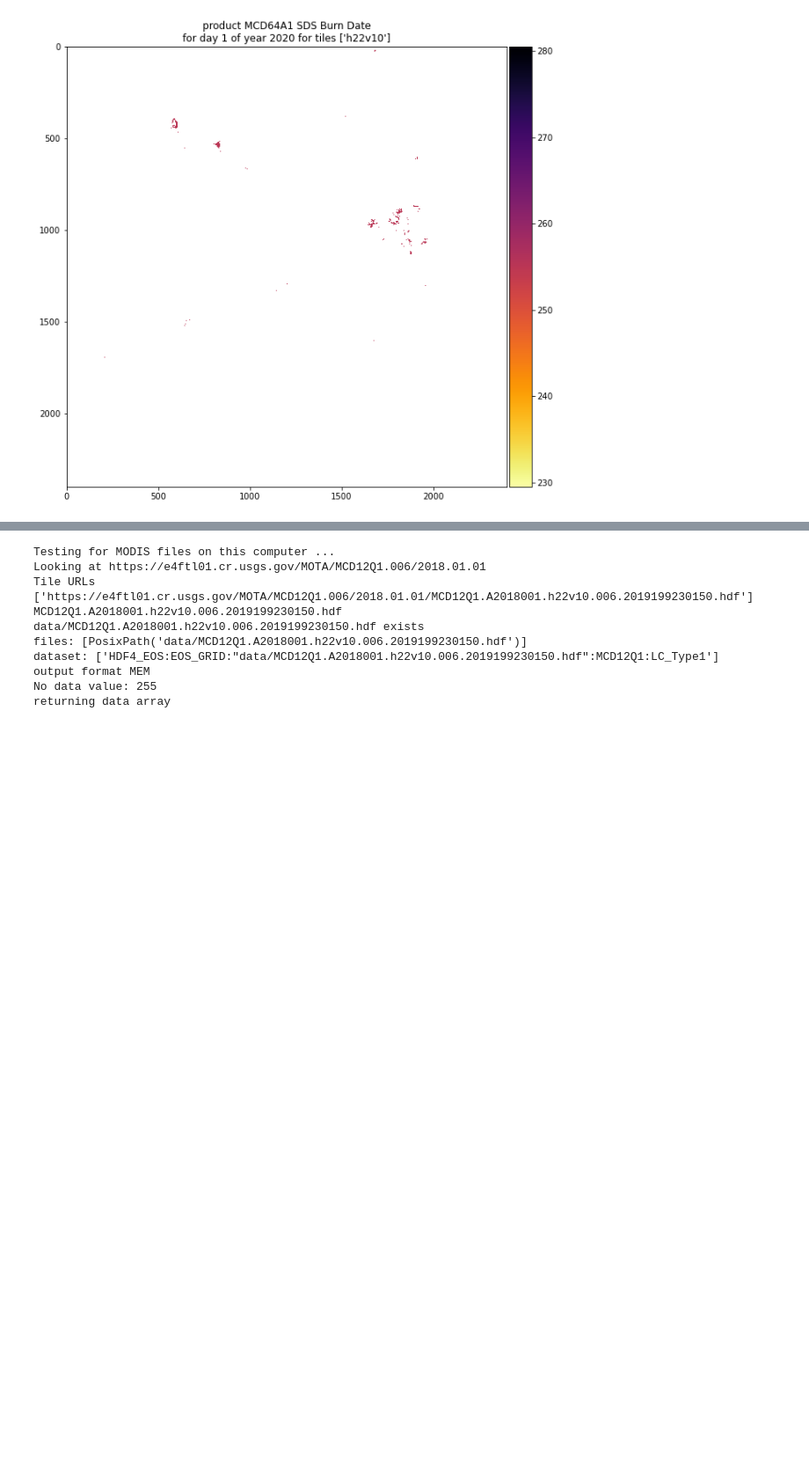
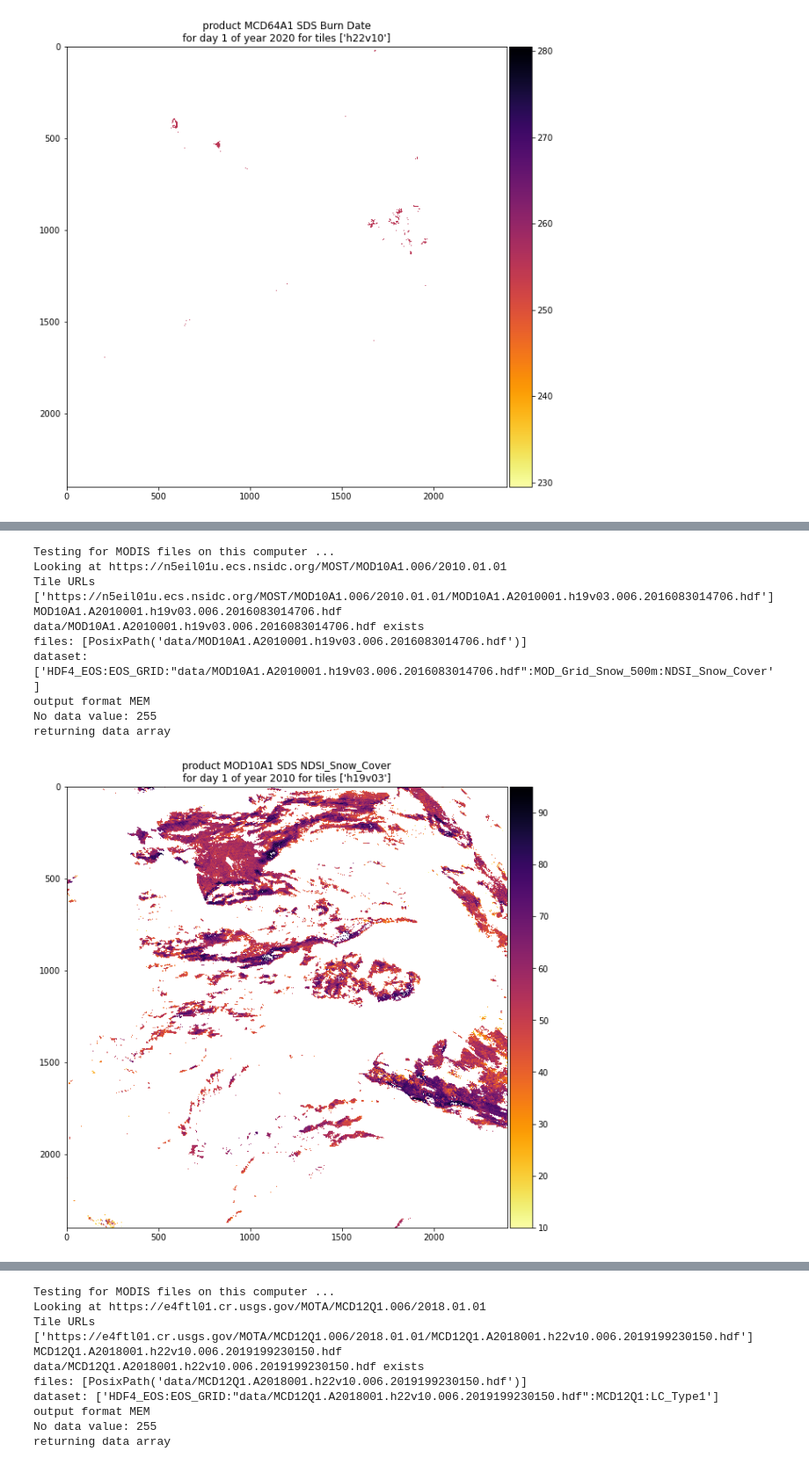
Before and after one commit to UCL-EO/uclgeog_msc_core, a Jupyter notebook: NASA MODIS Earthdata.ipynb, the cells around one changed output, grey strips where cells are left out. Shown at 88% size. Drawn from its saved outputs; the diff is of its cells as text; code cells hidden in the pictures; blank space fills up the shorter version.

```diff
--- a/NASA MODIS Earthdata.ipynb
+++ b/NASA MODIS Earthdata.ipynb
@@ -587,6 +665,7 @@ You can see the option codes on the server we have been using by [looking in the
 You get get the meanings of the codes from simply googling them, or you can look them up on the [MODIS data product page](https://modis.gsfc.nasa.gov/data/dataprod/).
 # %%
 from uclgeog_msc.process_timeseries import mosaic_and_clip, visualise
+import numpy as np
 
 #######################
 # location: madagascar
@@ -600,13 +679,14 @@ from uclgeog_msc.process_timeseries import mosaic_and_clip, visualise
 # https://ladsweb.modaps.eosdis.nasa.gov/filespec/MODIS/6/MCD64A1
 #######################
 params = {
-    'tiles'  :    ['h22v10'],
-    'doy'    :    1,
-    'year'   :    2020,
-    'product':    'MCD64A1',
-    'layer'  :    'Burn Date',
-    'grid'   :    'MOD_Grid_Monthly_500m_DB_BA',
-    'verbose':    True
+    'tiles'   :    ['h22v10'],
+    'doy'     :    1,
+    'year'    :    2020,
+    'product' :    'MCD64A1',
+    'layer'   :    'Burn Date',
+    'grid'    :    'MOD_Grid_Monthly_500m_DB_BA',
+    'verbose' :    True,
+    'base_url':   'https://e4ftl01.cr.usgs.gov/MOTA'
 }
 
 #######################
@@ -623,8 +703,7 @@ except:
     print("\nThis hasn't worked")
 else:
     data = data.astype(float)
-    data[data>366] = np.nan
-    data[data<1] = np.nan
+    data[np.logical_or(data>366,data<1)] = np.nan
     #######################
     # call visualise
     #######################
@@ -648,0 +731,57 @@ Using the lines of code above, download and visualise a different MODIS product.
+# %%
+from uclgeog_msc.process_timeseries import mosaic_and_clip, visualise
+import numpy as np
+
+#######################
+# location: E Europe
+# product
+# see product page on
+# https://nsidc.org/data/MYD10A1/versions/6
+# 0-100 is valid
+# NDSI_Snow_Cover
+# grid is MOD_Grid_Snow_500m
+#######################
+params = {
+    'tiles'   :    ['h19v03'],
+    'doy'     :    1,
+    'year'    :    2010,
+    'product' :    'MOD10A1',
+    'layer'   :    'NDSI_Snow_Cover',
+    'grid'    :    'MOD_Grid_Snow_500m',
+    'verbose' :    True,
+    'base_url':   'https://n5eil01u.ecs.nsidc.org/MOST'
+}
+
+#######################
+# download and interpret
+# note the valid range is different
+# see the product table above
+# Use a different variable name:
+# its not lai any more!
+#######################
+try:
+    data = mosaic(params)
+    assert data is not None
+except:
+    print("\nThis hasn't worked")
+else:
+    data = data.astype(float)
+    data[np.logical_or(data>100,data<1)] = np.nan
+    #######################
+    # call visualise
+    #######################
+    title = 'product {product} SDS {layer}\n'.format(**params) + \
+            'for day {doy} of year {year} for tiles {tiles}'.format(**params)
+    plot=visualise(data,title=title)
+# %% [output]
+Testing for MODIS files on this computer ...
+Looking at https://n5eil01u.ecs.nsidc.org/MOST/MOD10A1.006/2010.01.01
+Tile URLs ['https://n5eil01u.ecs.nsidc.org/MOST/MOD10A1.006/2010.01.01/MOD10A1.A2010001.h19v03.006.2016083014706.hdf']
+MOD10A1.A2010001.h19v03.006.2016083014706.hdf
+data/MOD10A1.A2010001.h19v03.006.2016083014706.hdf exists
+files: [PosixPath('data/MOD10A1.A2010001.h19v03.006.2016083014706.hdf')]
+dataset: ['HDF4_EOS:EOS_GRID:"data/MOD10A1.A2010001.h19v03.006.2016083014706.hdf":MOD_Grid_Snow_500m:NDSI_Snow_Cover']
+output format MEM
+No data value: 255
+returning data array
+[figure, added]
```
Also changed, not shown: parts of 19 cells of this notebook, 1 other file.
